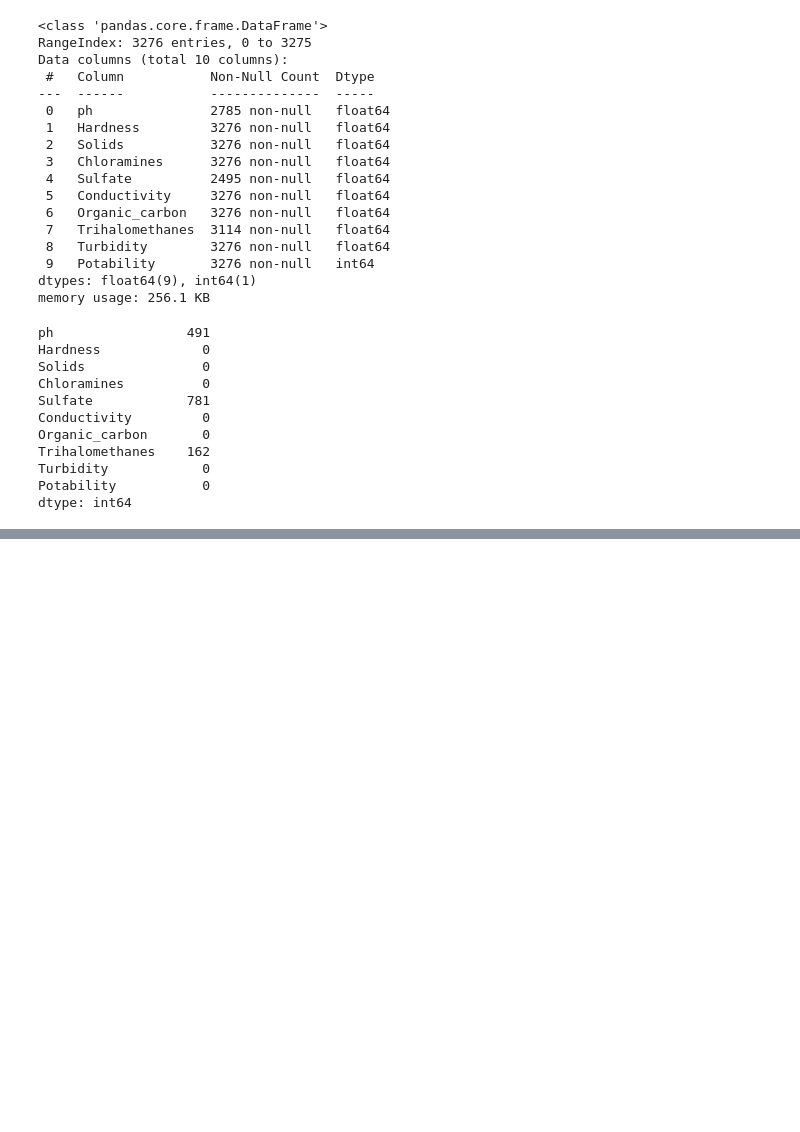
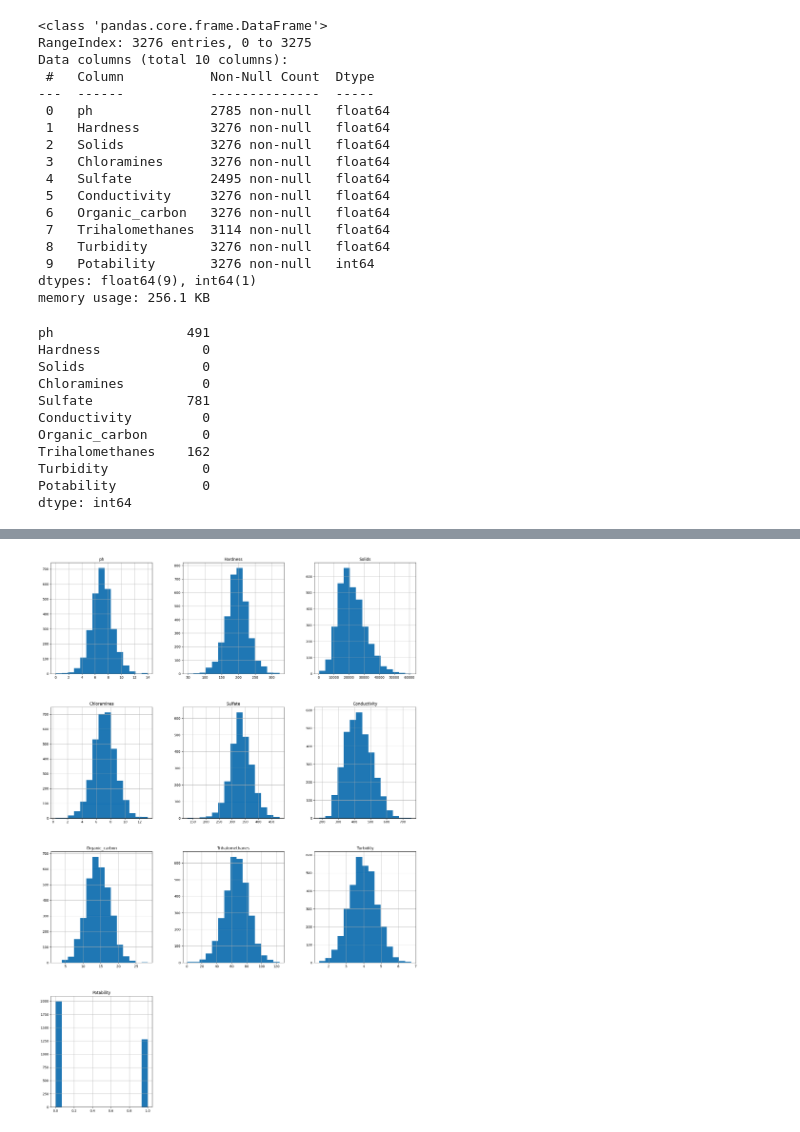
Before and after one commit to opon13/Drinking-water-potability-analysis-in-Python, a Jupyter notebook: Notebook.ipynb, the cells around one changed output, grey strips where cells are left out. Cells and saved outputs as stored; diff of their text form; code cells hidden in the pictures; blank space fills up the shorter version.

```diff
--- a/Notebook.ipynb
+++ b/Notebook.ipynb
@@ -56,3 +56,8 @@ water.describe()
 | 50% | 7.036752 | 196.967627 | 20927.833605 | 7.130299 | 333.073546 | 421.884968 | 14.218338 | 66.622485 | ... |
 | 75% | 8.062066 | 216.667456 | 27332.762125 | 8.114887 | 359.950170 | 481.792305 | 16.557652 | 77.337473 | ... |
 | max | 14.000000 | 323.124000 | 61227.196010 | 13.127000 | 481.030642 | 753.342620 | 28.300000 | 124.000000 | ... |
+# %%
+water.hist(bins=15,figsize=(20,30))
+plt.show()
+# %% [output]
+[figure, added]
```
Also changed, not shown: parts of 1 cell of this notebook.
